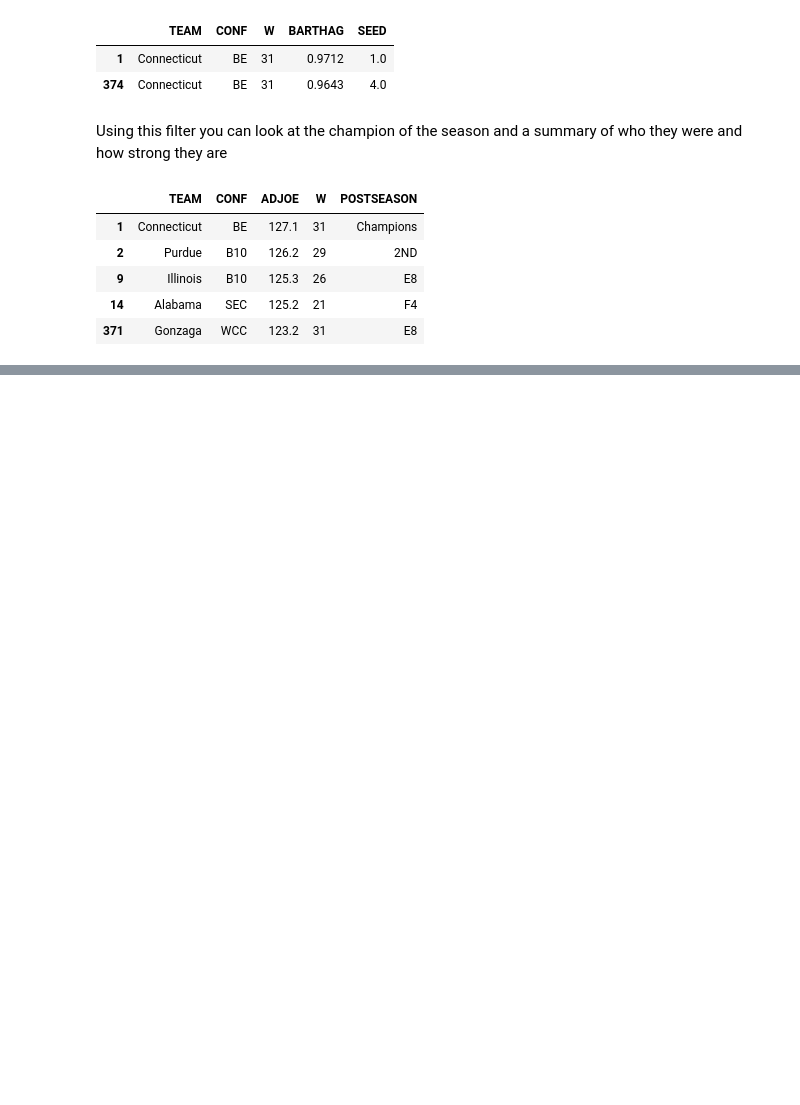
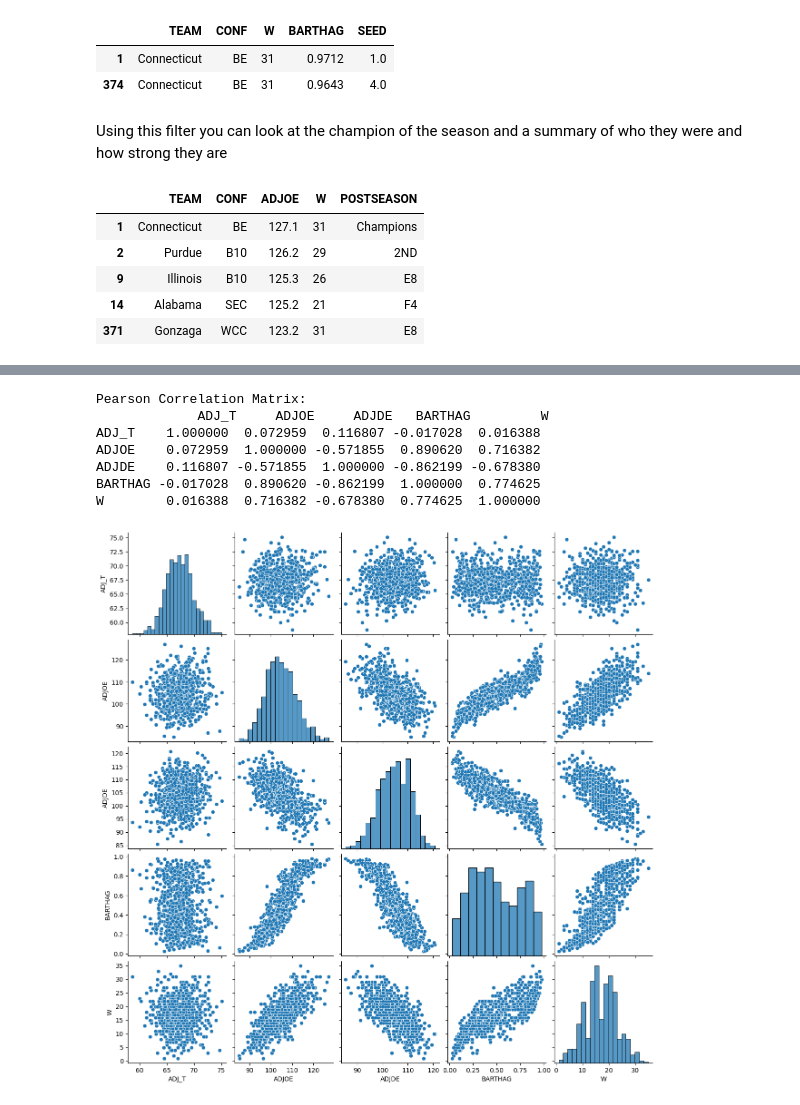
Before and after one commit to YanyyM/college-basketball-analysis, a Jupyter notebook: notebooks/college_basketball_analysis.ipynb, the cells around one changed output, grey strips where cells are left out. Saved outputs shown, nothing was run; the diff lists cells and outputs as text; code cells hidden in the pictures; blank space fills up the shorter version.

```diff
--- a/notebooks/college_basketball_analysis.ipynb
+++ b/notebooks/college_basketball_analysis.ipynb
@@ -153,0 +242,24 @@ plt.show()
+# %%
+# Visualize relationships between Wins and other key performance metrics: ADJOE, ADJDE, ADJ_T, and BARTHAG
+
+# Define variable
+top_vars = ['ADJ_T', 'ADJOE', 'ADJDE', 'BARTHAG', 'W']
+
+# Compute Pearson correlation matrix to quantify linear relationships
+pearsonr = basketballData[top_vars].corr(method='pearson')
+print(f'Pearson Correlation Matrix:\n {pearsonr}')
+
+# Create a pairplot to visualize relationships
+# Diagonals show histograms of each variable
+# Scatterplots show patterns between variable pairs
+sns.pairplot(basketballData[top_vars])
+plt.show()
+# %% [output]
+Pearson Correlation Matrix:
+             ADJ_T     ADJOE     ADJDE   BARTHAG         W
+ADJ_T    1.000000  0.072959  0.116807 -0.017028  0.016388
+ADJOE    0.072959  1.000000 -0.571855  0.890620  0.716382
+ADJDE    0.116807 -0.571855  1.000000 -0.862199 -0.678380
+BARTHAG -0.017028  0.890620 -0.862199  1.000000  0.774625
+W        0.016388  0.716382 -0.678380  0.774625  1.000000
+[figure, added]
```
Also changed, not shown: parts of 18 cells of this notebook.
